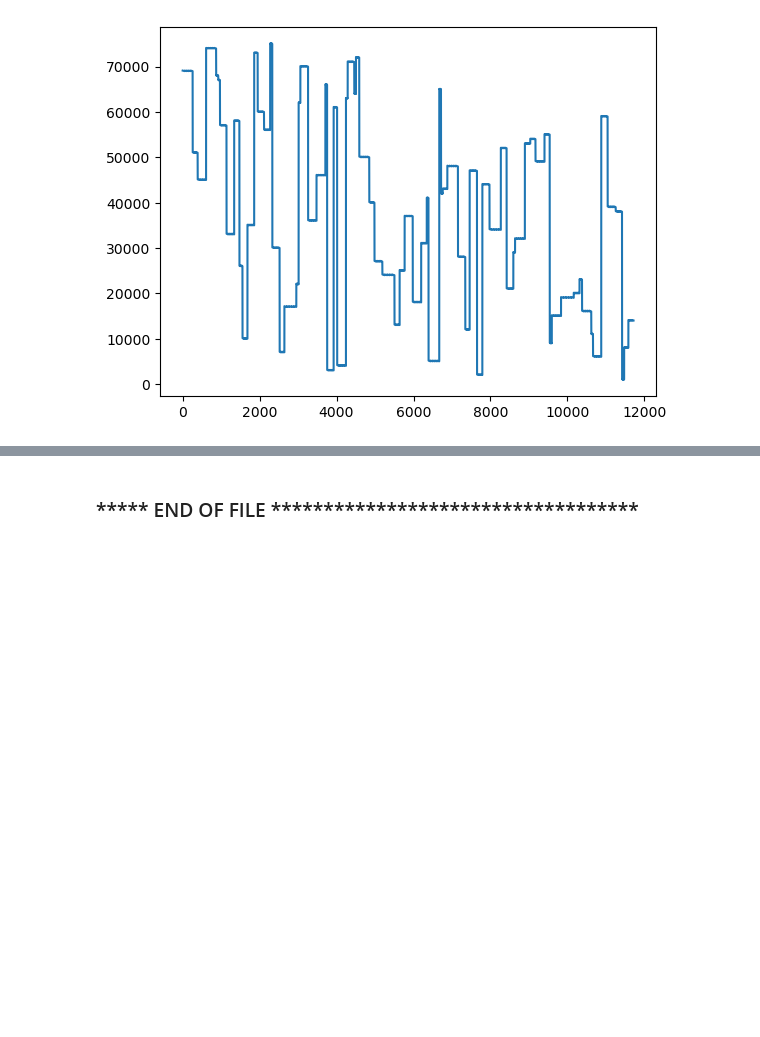
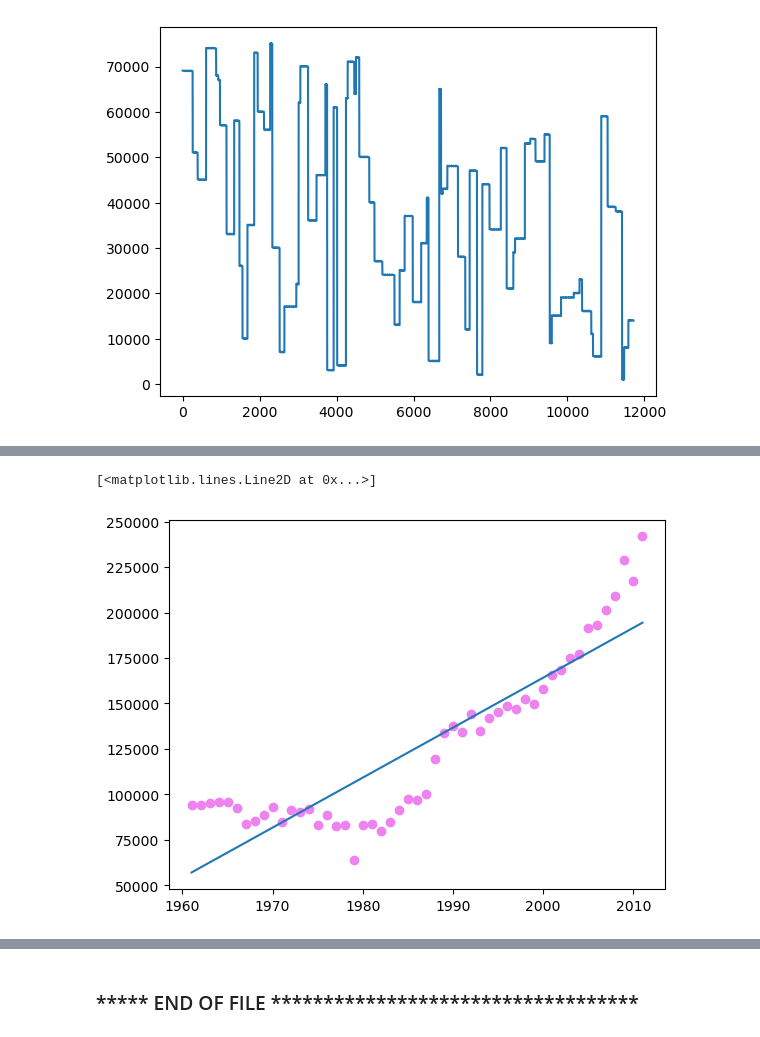
Before and after one commit to siso-team/ML-ELearning-FebMar2023, a Jupyter notebook: EClass_Works/2_ML_DataPreparation_PyTools.ipynb, the cells around one changed output, grey strips where cells are left out. Drawn from its saved outputs; the diff is of its cells as text; code cells hidden in the pictures; blank space fills up the shorter version.

```diff
--- a/EClass_Works/2_ML_DataPreparation_PyTools.ipynb
+++ b/EClass_Works/2_ML_DataPreparation_PyTools.ipynb
@@ -45,0 +368,5 @@ plt.plot(df['Unit'])
+# %%
+slope, intercept, r, p, str_err = stats.linregress(maize_filtered_df['Year AD'], maize_filtered_df['Production In 1000 dollars'])
+# %%
+def new_pred(x):
+    return slope * x + intercept
@@ -45,0 +395,8 @@ plt.plot(df['Unit'])
+# %%
+mymodel = list(map(new_pred, maize_filtered_df['Year AD']))
+# %%
+plt.scatter(maize_filtered_df['Year AD'], maize_filtered_df['Production In 1000 dollars'], color='violet', label='Maize')
+plt.plot(maize_filtered_df['Year AD'], mymodel)
+# %% [output]
+[<matplotlib.lines.Line2D at 0x...>]
+[figure, added]
```
Also changed, not shown: parts of 57 cells of this notebook, 2 other files.
